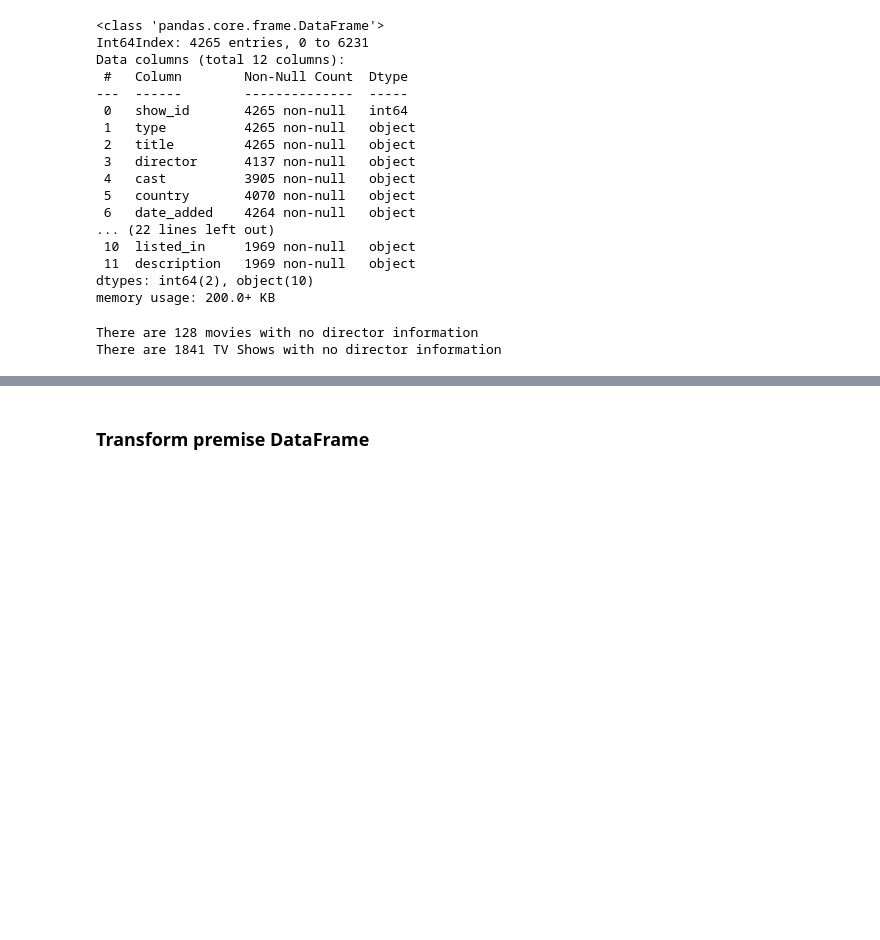
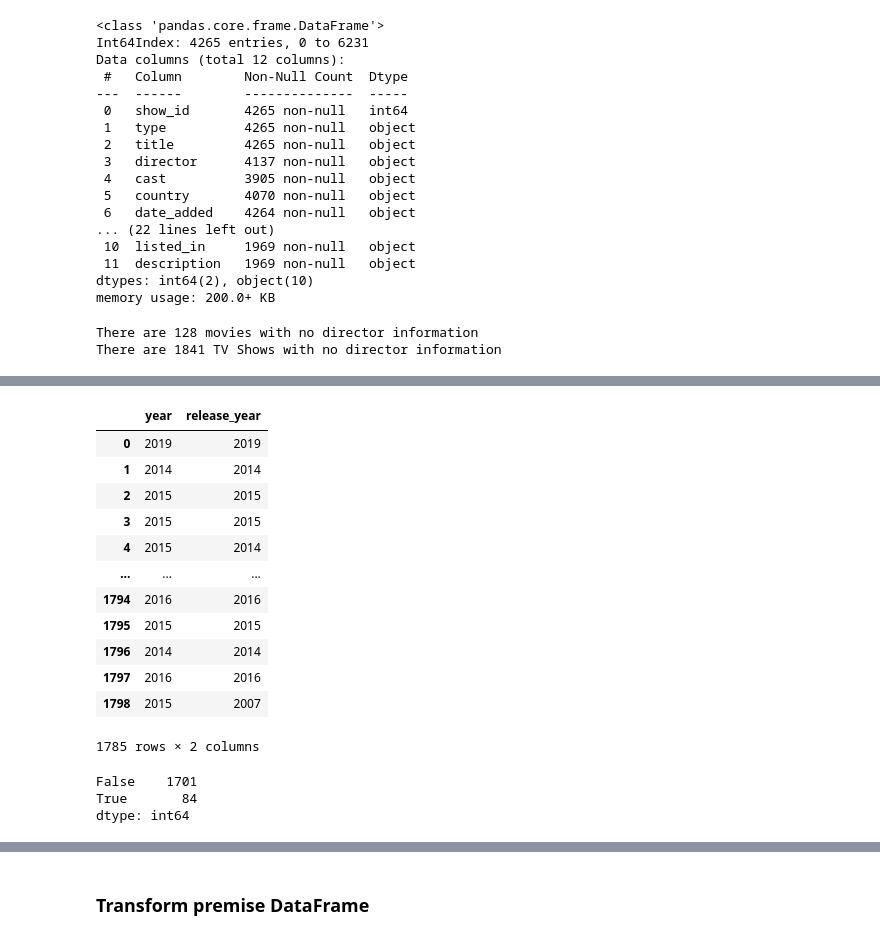
Before and after one commit to hsaka1993/ETLNetflixProject, a Jupyter notebook: Matt_only_movies_etl-short.ipynb, the cells around one changed output, grey strips where cells are left out. Saved outputs shown, nothing was run; the diff lists cells and outputs as text; code cells hidden in the pictures; blank space fills up the shorter version.

```diff
--- a/Matt_only_movies_etl-short.ipynb
+++ b/Matt_only_movies_etl-short.ipynb
@@ -267,0 +311,24 @@ combined_movie_df[bool_series].T
+# %%
+combined_movie_df[['year','release_year']]
+# %% [output]
+|  | year | release_year |
+| 0 | 2019 | 2019 |
+| 1 | 2014 | 2014 |
+| 2 | 2015 | 2015 |
+| 3 | 2015 | 2015 |
+| 4 | 2015 | 2014 |
+| ... | ... | ... |
+| 1794 | 2016 | 2016 |
+| 1795 | 2015 | 2015 |
+| 1796 | 2014 | 2014 |
+| 1797 | 2016 | 2016 |
+| 1798 | 2015 | 2007 |
+1785 rows × 2 columns
+# %%
+# gains = df[df.buy_price < df.sell_price]
+different = combined_movie_df.year != combined_movie_df.release_year
+different.value_counts()
+# %% [output]
+False    1701
+True       84
+dtype: int64
```
Also changed, not shown: parts of 23 cells of this notebook, 1 other file.
